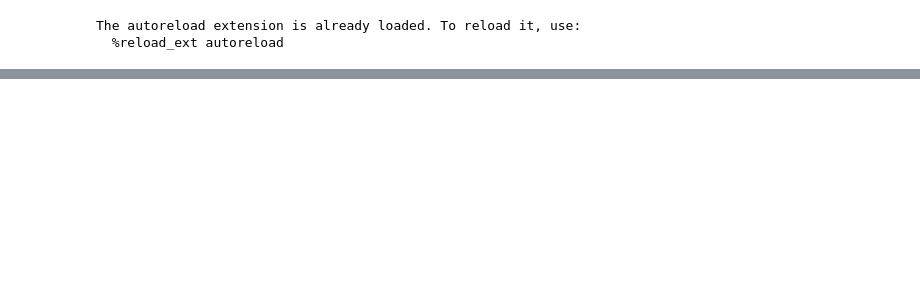
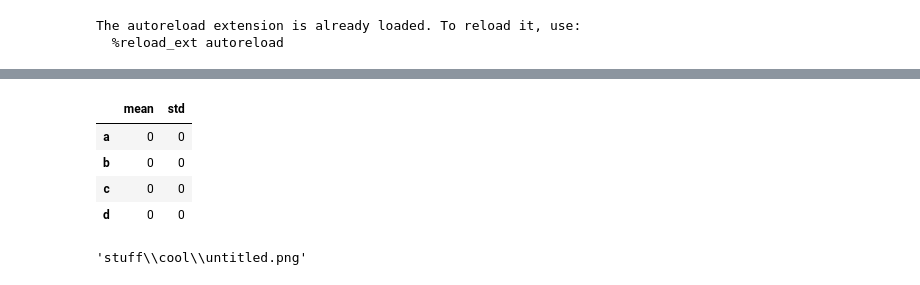
Before and after one commit to gravaman/fleishco, a Jupyter notebook: Untitled.ipynb, the cells around one changed output, grey strips where cells are left out. Cells and saved outputs as stored; diff of their text form; code cells hidden in the pictures; blank space fills up the shorter version.

```diff
--- a/Untitled.ipynb
+++ b/Untitled.ipynb
@@ -40,0 +138,15 @@ pd.DataFrame(np.random.random((5,3))[[1,3]]).iloc[[0]]
+# %%
+x = np.zeros((4,2), dtype=np.integer)
+df = pd.DataFrame(x, columns=['mean', 'std'], index=['a', 'b', 'c', 'd'])
+df
+# %% [output]
+|  | mean | std |
+| a | 0 | 0 |
+| b | 0 | 0 |
+| c | 0 | 0 |
+| d | 0 | 0 |
+# %%
+stuff = 'untitled'
+join('stuff', 'cool', f'{stuff}.png')
+# %% [output]
+'stuff\\cool\\untitled.png'
```
Also changed, not shown: parts of 9 cells of this notebook, 3 other files.
